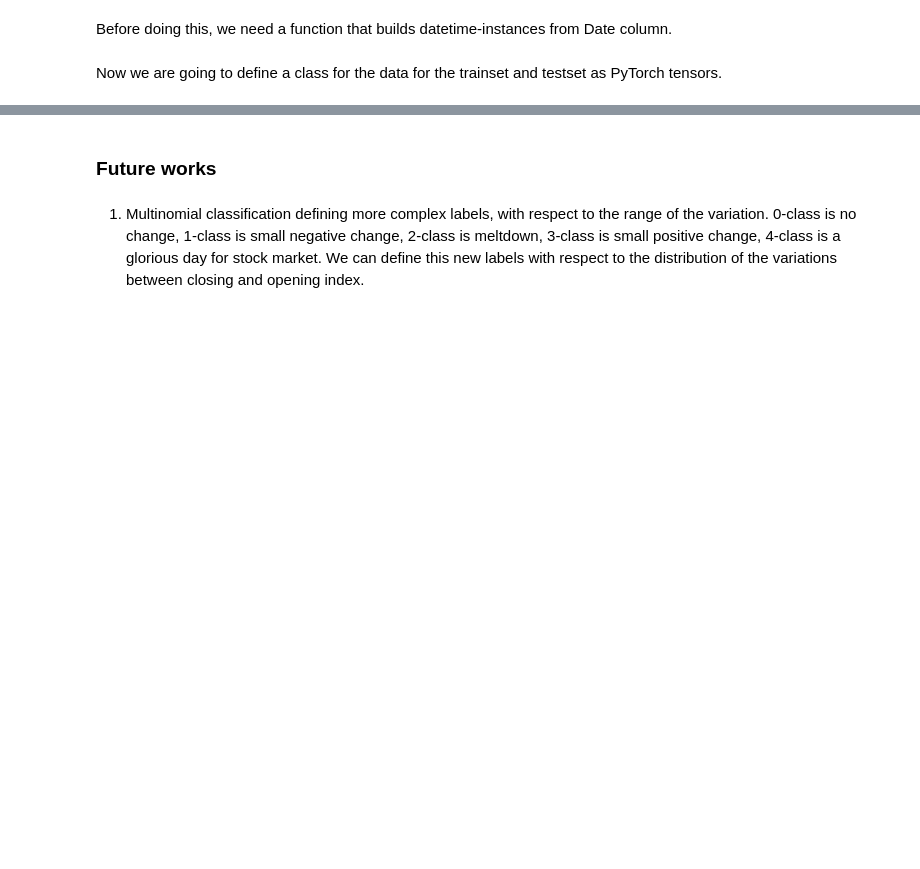
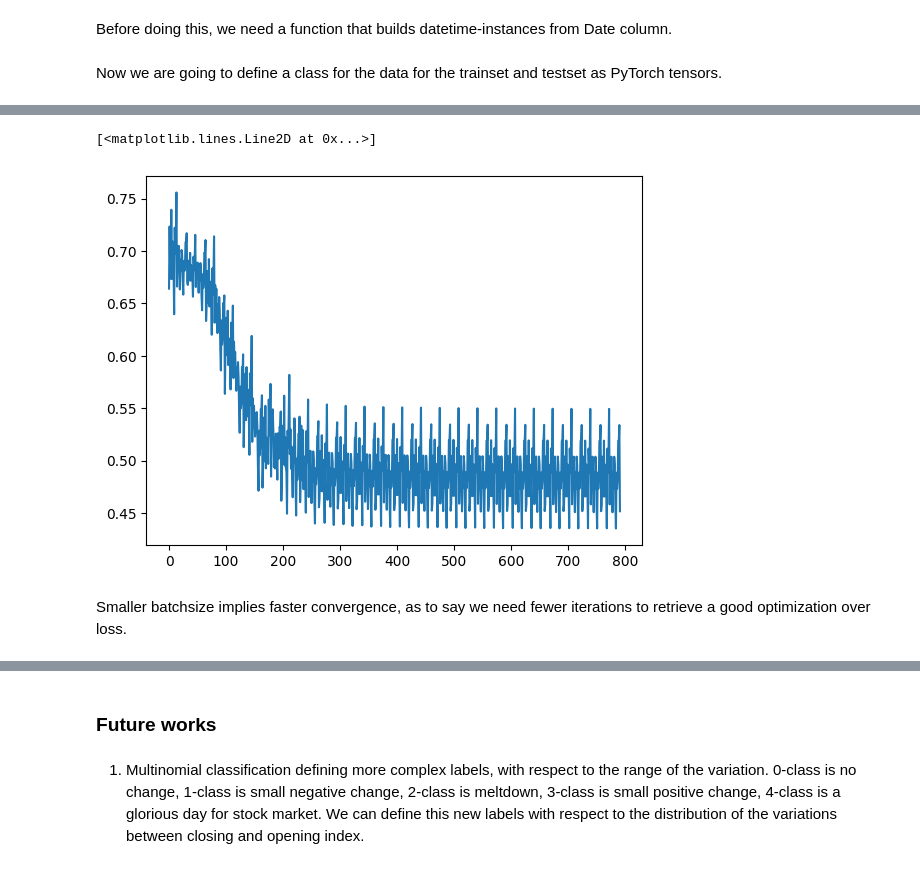
Before and after one commit to LeoDiNino97/FDS_final_project, a Jupyter notebook: FNN.ipynb, the cells around one changed output, grey strips where cells are left out. Drawn from its saved outputs; the diff is of its cells as text; code cells hidden in the pictures; blank space fills up the shorter version.

```diff
--- a/FNN.ipynb
+++ b/FNN.ipynb
@@ -339,0 +407,23 @@ for epoch in range(num_epochs):
+# %%
+model1 = NewsClassifier(len(vocabulary), 10000)
+optimizer_batch = trc.optim.Adam(model1.parameters(), lr=0.001)
+criterion = trc.nn.BCEWithLogitsLoss()
+
+bsize = 50
+train_loaded = DataLoader(dataset=train, batch_size=bsize)
+
+loss_list1 = []
+avg_loss_list = []
+n_epochs = 25
+
+for epoch in range(1,n_epochs):
+  for X_batch, y_batch in train_loaded:
+      optimizer_batch.zero_grad()
+      prediction = model1.forward(X_batch)
+      loss = criterion(prediction, trc.reshape(y_batch, (len(prediction),1)).float())
+      loss.backward()
+      optimizer_batch.step()
+      loss_list1.append(loss.item())
+
+      print('\repoch: {}\tLoss =  {:.3f}'.format(epoch, loss), end='')
+  print('\n')
@@ -339,0 +448,7 @@ for epoch in range(num_epochs):
+# %%
+plt.plot(loss_list1)
+# %% [output]
+[<matplotlib.lines.Line2D at 0x...>]
+[figure, added]
+# %% [markdown]
+Smaller batchsize implies faster convergence, as to say we need fewer iterations to retrieve a good optimization over loss.
```
Also changed, not shown: parts of 15 cells of this notebook.
